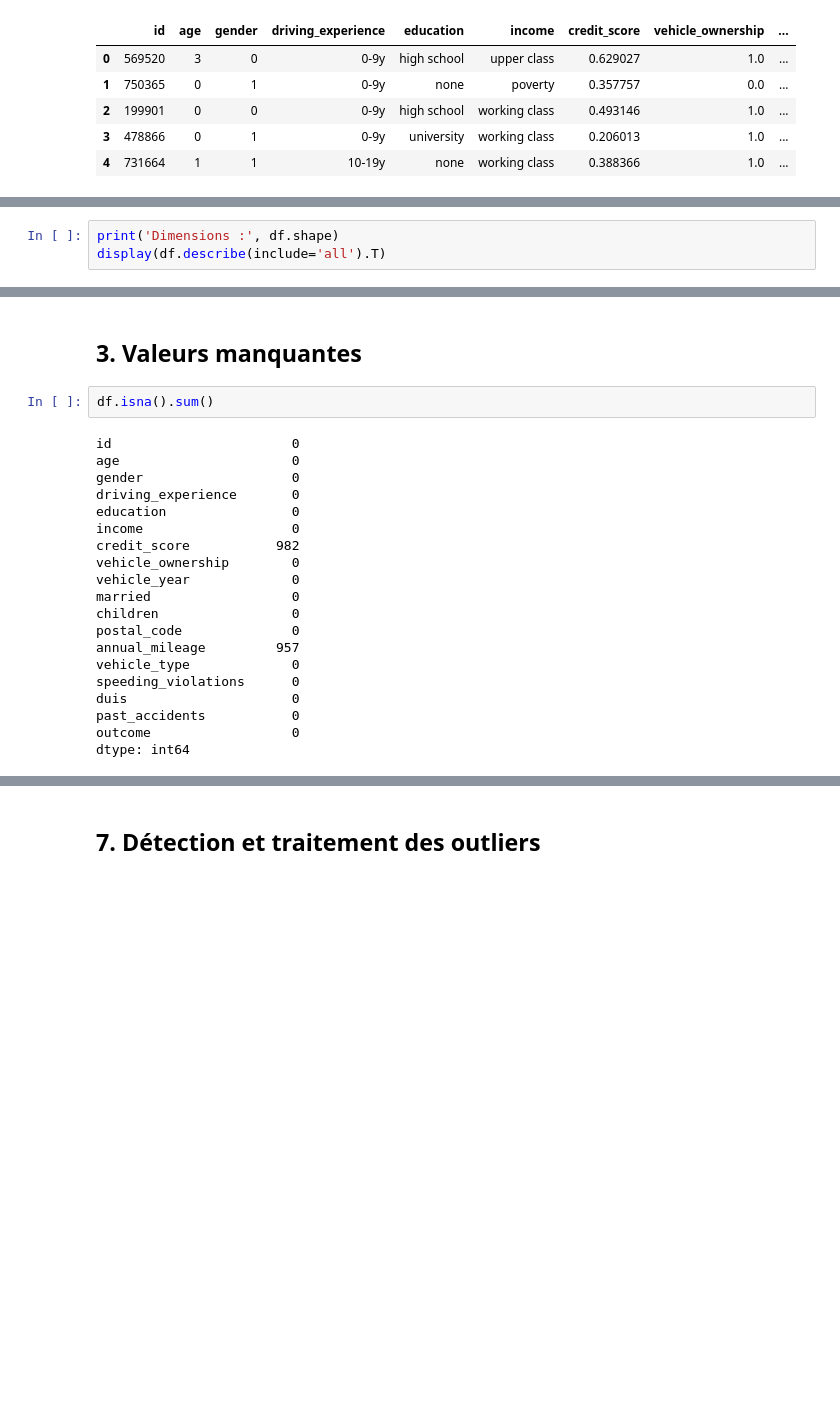
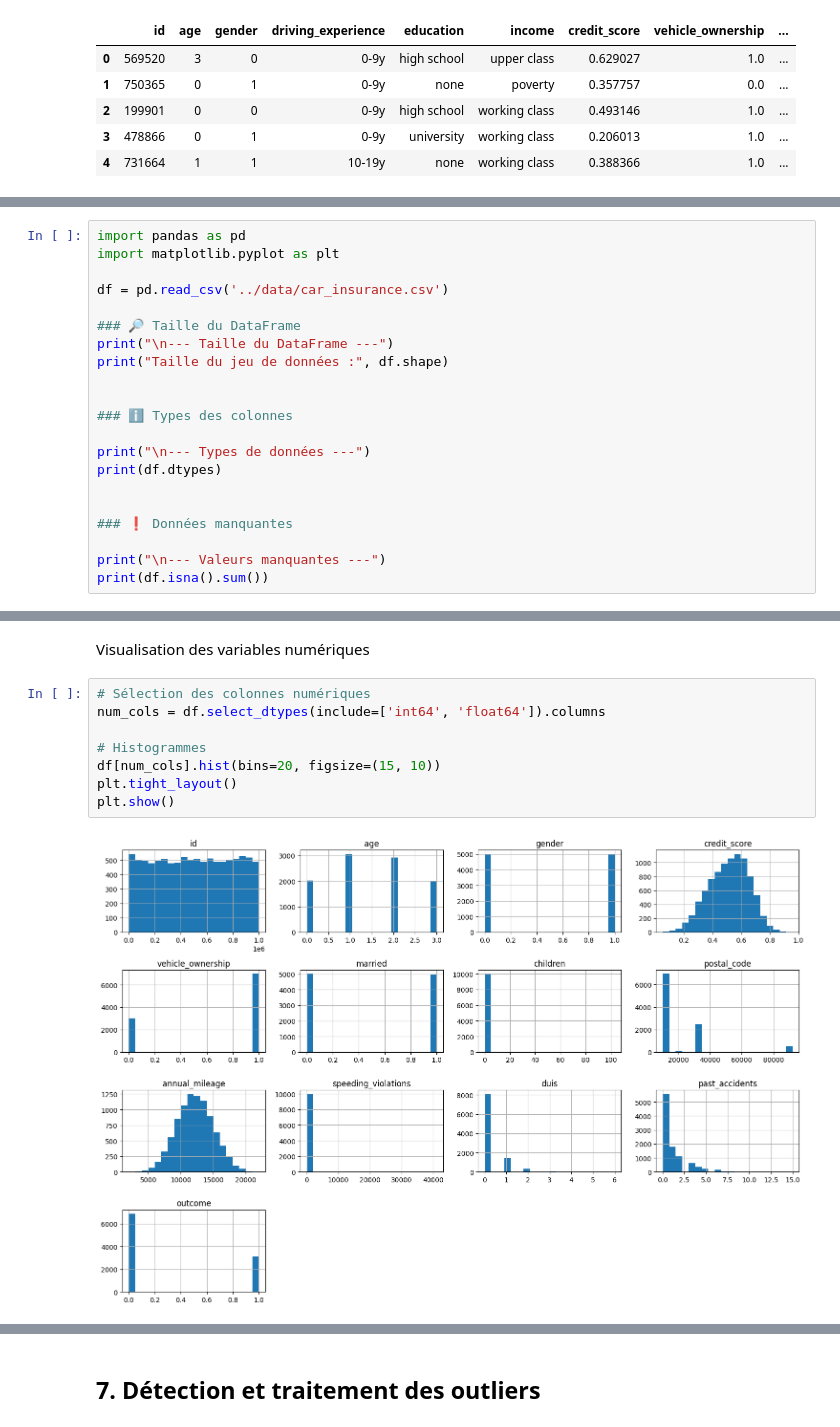
Before and after one commit to youstcc/CarInsurance_Data, a Jupyter notebook: notebooks/01_exploration.ipynb, the cells around one changed output, grey strips where cells are left out. Drawn from its saved outputs; the diff is of its cells as text; blank space fills up the shorter version.

```diff
--- a/notebooks/01_exploration.ipynb
+++ b/notebooks/01_exploration.ipynb
@@ -24,4 +28,22 @@ df.head()
 # %%
-print('Dimensions :', df.shape)
-display(df.describe(include='all').T)
+import pandas as pd
+import matplotlib.pyplot as plt
+
+df = pd.read_csv('../data/car_insurance.csv')
+
+### 🔎 Taille du DataFrame
+print("\n--- Taille du DataFrame ---")
+print("Taille du jeu de données :", df.shape)
+
+
+### ℹ️ Types des colonnes
+
+print("\n--- Types de données ---")
+print(df.dtypes)
+
+
+### ❗ Données manquantes
+
+print("\n--- Valeurs manquantes ---")
+print(df.isna().sum())
 # %% [output]
@@ -46,25 +67,13 @@ Dimensions : (10000, 18)
 # %% [markdown]
-## 3. Valeurs manquantes
+Visualisation des variables numériques
 # %%
-df.isna().sum()
+# Sélection des colonnes numériques
+num_cols = df.select_dtypes(include=['int64', 'float64']).columns
+
+# Histogrammes
+df[num_cols].hist(bins=20, figsize=(15, 10))
+plt.tight_layout()
+plt.show()
 # %% [output]
-id                       0
-age                      0
-gender                   0
-driving_experience       0
-education                0
-income                   0
-credit_score           982
-vehicle_ownership        0
-vehicle_year             0
-married                  0
-children                 0
-postal_code              0
-annual_mileage         957
-vehicle_type             0
-speeding_violations      0
-duis                     0
-past_accidents           0
-outcome                  0
-dtype: int64
+[figure, added]
 # %% [markdown]
```
Also changed, not shown: parts of 11 cells of this notebook.
